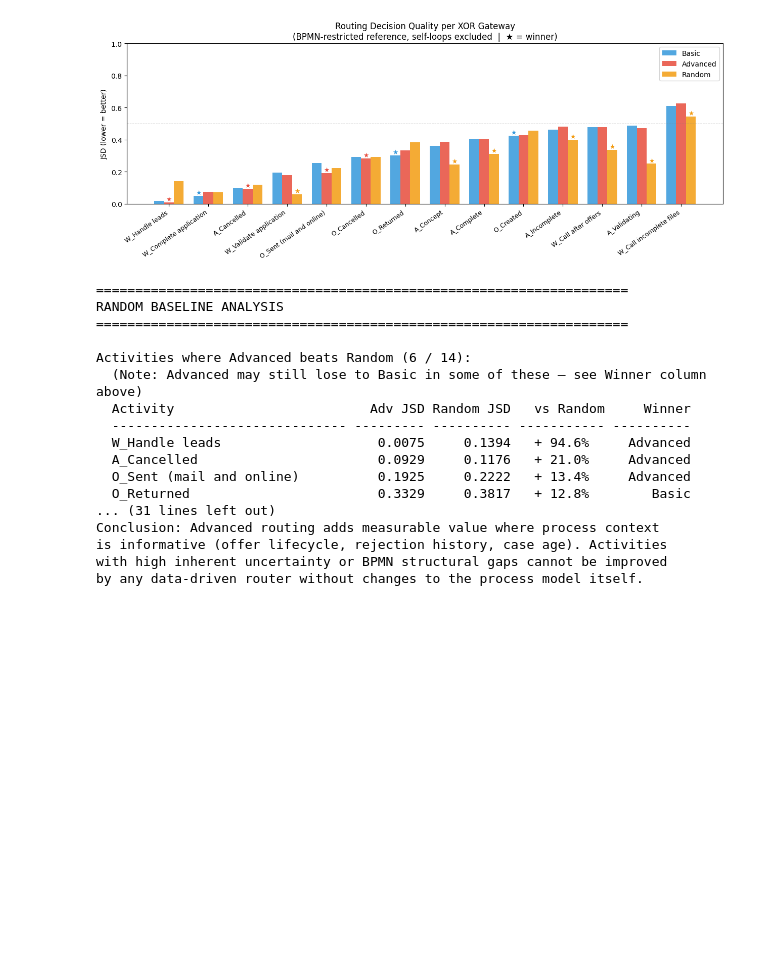
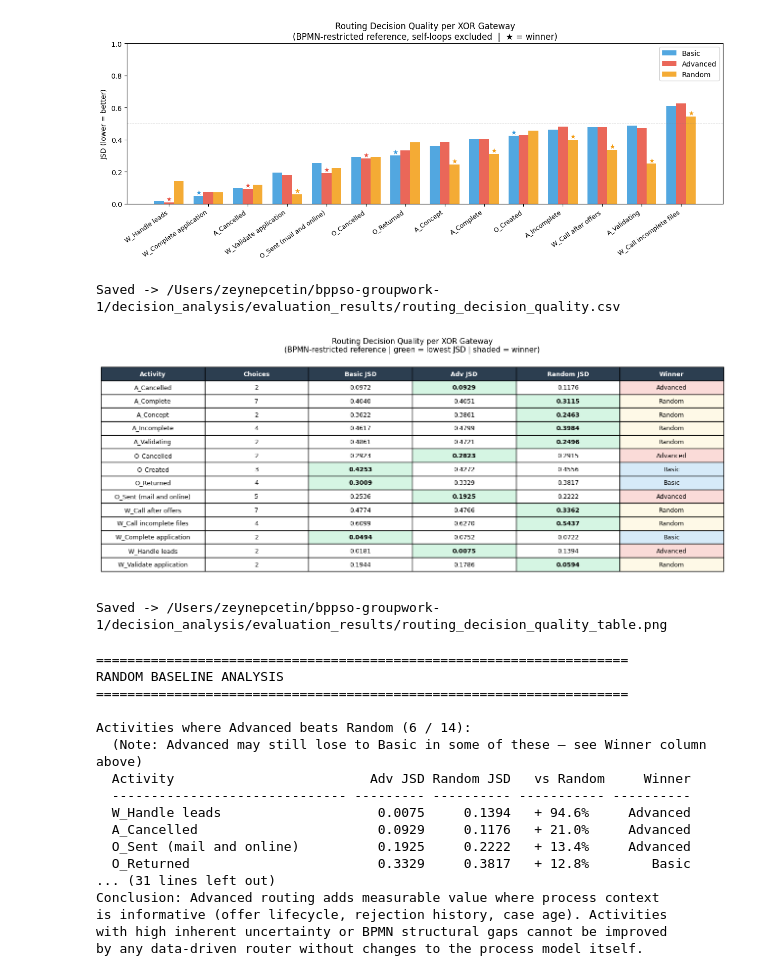
Before and after one commit to mbrieg/bppso-groupwork, a Jupyter notebook: decision_analysis/decision_evaluation.ipynb, the cells around one changed output. Cells and saved outputs as stored; diff of their text form; code cells hidden in the pictures; blank space fills up the shorter version.

Commit message:
metric table prepared

```diff
--- a/decision_analysis/decision_evaluation.ipynb
+++ b/decision_analysis/decision_evaluation.ipynb
@@ -731,6 +732,63 @@ fig.tight_layout()
 plt.show()
 # %% [output]
 [figure]
+# %%
+# Routing Decision Quality — styled table + save
+table_df = df_rdq[['Activity', 'Real choices', 'Basic JSD', 'Adv JSD', 'Random JSD', 'Winner']].copy()
+table_df = table_df.sort_values('Activity').reset_index(drop=True)
+
+# Save CSV
+csv_path = output_dir / 'routing_decision_quality.csv'
+table_df.to_csv(csv_path, index=False)
+print(f'Saved -> {csv_path}')
+
+# Render as matplotlib table
+fig, ax = plt.subplots(figsize=(13, 5.2))
+ax.axis('off')
+
+col_labels = ['Activity', 'Choices', 'Basic JSD', 'Adv JSD', 'Random JSD', 'Winner']
+cell_vals = []
+for _, row in table_df.iterrows():
+    cell_vals.append([
+        row['Activity'],
+        row['Real choices'],
+        f"{row['Basic JSD']:.4f}" if isinstance(row['Basic JSD'], float) else row['Basic JSD'],
+        f"{row['Adv JSD']:.4f}"   if isinstance(row['Adv JSD'],   float) else row['Adv JSD'],
+        f"{row['Random JSD']:.4f}" if isinstance(row['Random JSD'], float) else row['Random JSD'],
+        row['Winner'],
+    ])
+
+tbl = ax.table(cellText=cell_vals, colLabels=col_labels, loc='center', cellLoc='center')
+tbl.auto_set_font_size(False)
+tbl.set_fontsize(9)
+tbl.scale(1, 1.5)
+
+# Colour header
+for j in range(len(col_labels)):
+    tbl[0, j].set_facecolor('#2C3E50')
+    tbl[0, j].set_text_props(color='white', fontweight='bold')
+
+# Colour winner column + highlight minimum JSD per row
+winner_colors = {'Advanced': '#fadbd8', 'Basic': '#d6eaf8', 'Random': '#fef9e7'}
+for i, (_, row) in enumerate(table_df.iterrows(), start=1):
+    tbl[i, 5].set_facecolor(winner_colors.get(row['Winner'], 'white'))
+    vals = [row['Basic JSD'], row['Adv JSD'], row['Random JSD']]
+    if all(isinstance(v, float) for v in vals):
+        min_col = [2, 3, 4][vals.index(min(vals))]
+        tbl[i, min_col].set_facecolor('#d5f5e3')
+        tbl[i, min_col].set_text_props(fontweight='bold')
+
+ax.set_title('Routing Decision Quality per XOR Gateway\n(BPMN-restricted reference | green = lowest JSD | shaded = winner)',
+             fontsize=11, pad=12)
+plt.tight_layout()
+img_path = output_dir / 'routing_decision_quality_table.png'
+plt.savefig(img_path, dpi=150, bbox_inches='tight')
+plt.show()
+print(f'Saved -> {img_path}')
+# %% [output]
+Saved -> /Users/zeynepcetin/bppso-groupwork-1/decision_analysis/evaluation_results/routing_decision_quality.csv
+[figure, added]
+Saved -> /Users/zeynepcetin/bppso-groupwork-1/decision_analysis/evaluation_results/routing_decision_quality_table.png
 # %%
 
 # Why Random Wins — and Why That Is Expected
```
Also changed, not shown: parts of 2 cells of this notebook.
